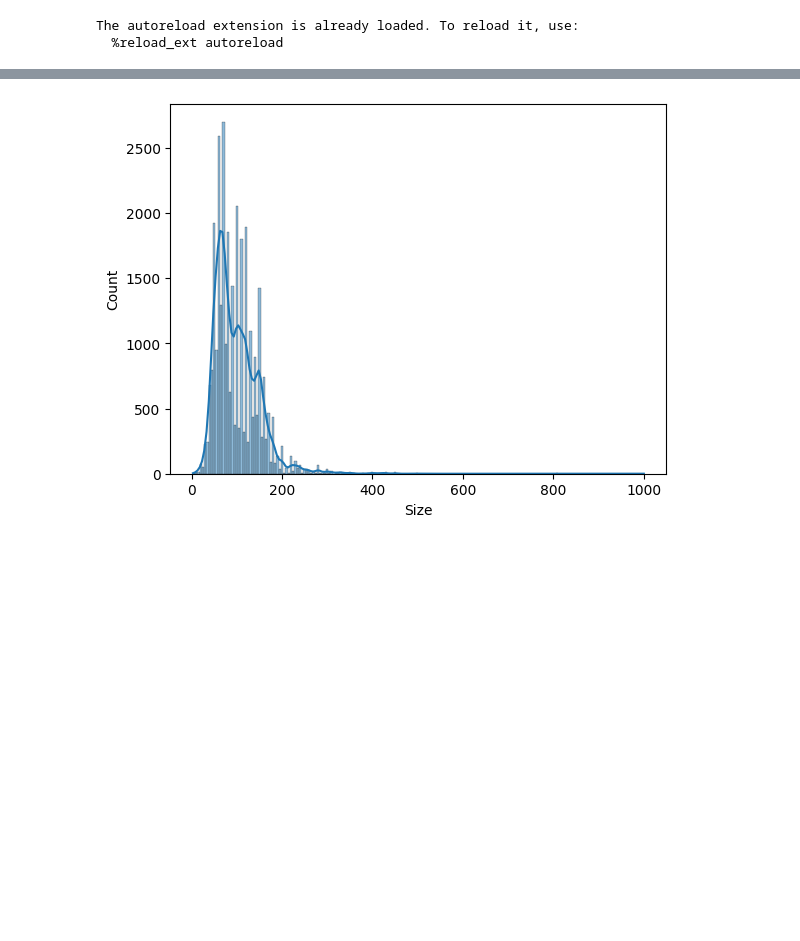
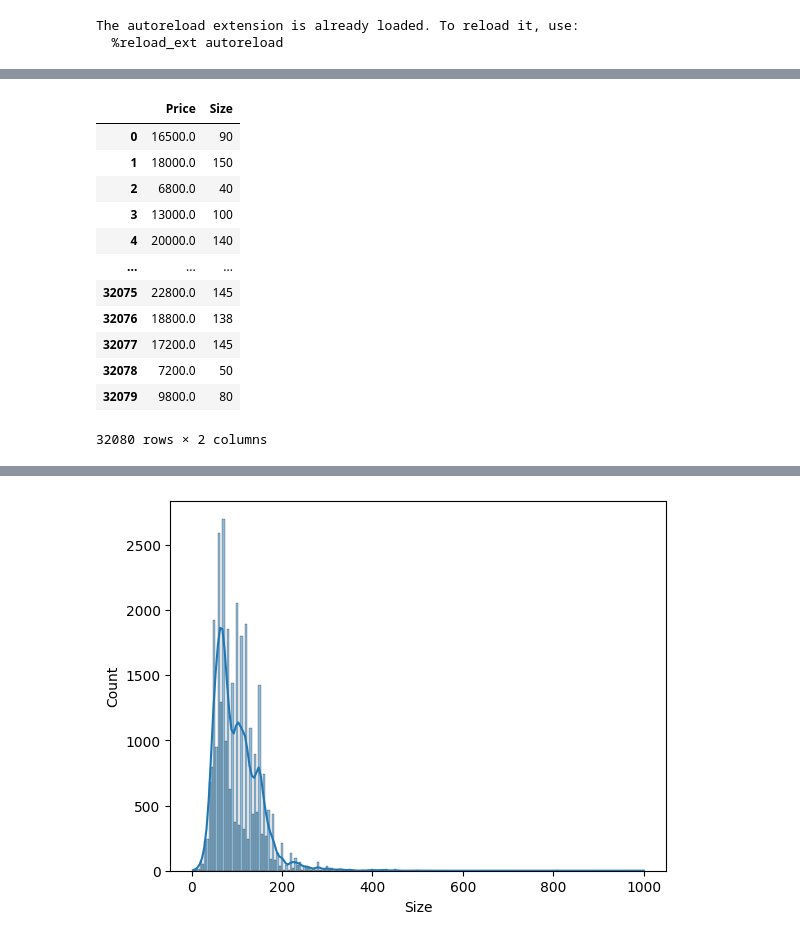
Before and after one commit to JessicaChuh/shanghai_housing, a Jupyter notebook: models_exploring.ipynb, the cells around one changed output, grey strips where cells are left out. Saved outputs shown, nothing was run; the diff lists cells and outputs as text; code cells hidden in the pictures; blank space fills up the shorter version.

```diff
--- a/models_exploring.ipynb
+++ b/models_exploring.ipynb
@@ -49,0 +90,16 @@ Index(['Listing_Id', 'Price', 'Size', 'N_Bedrooms', 'N_Bathrooms',
+# %%
+data
+# %% [output]
+|  | Price | Size |
+| 0 | 16500.0 | 90 |
+| 1 | 18000.0 | 150 |
+| 2 | 6800.0 | 40 |
+| 3 | 13000.0 | 100 |
+| 4 | 20000.0 | 140 |
+| ... | ... | ... |
+| 32075 | 22800.0 | 145 |
+| 32076 | 18800.0 | 138 |
+| 32077 | 17200.0 | 145 |
+| 32078 | 7200.0 | 50 |
+| 32079 | 9800.0 | 80 |
+32080 rows × 2 columns
```
Also changed, not shown: parts of 18 cells of this notebook.
